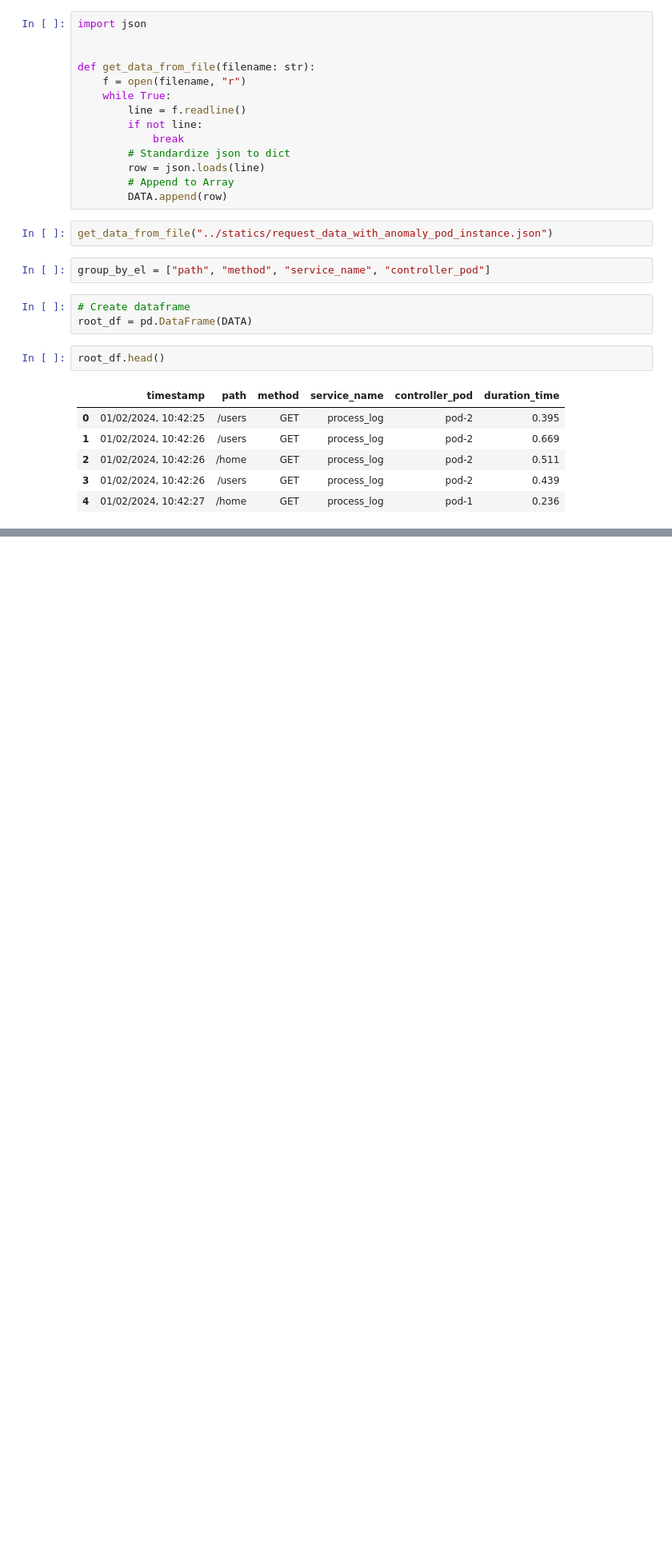
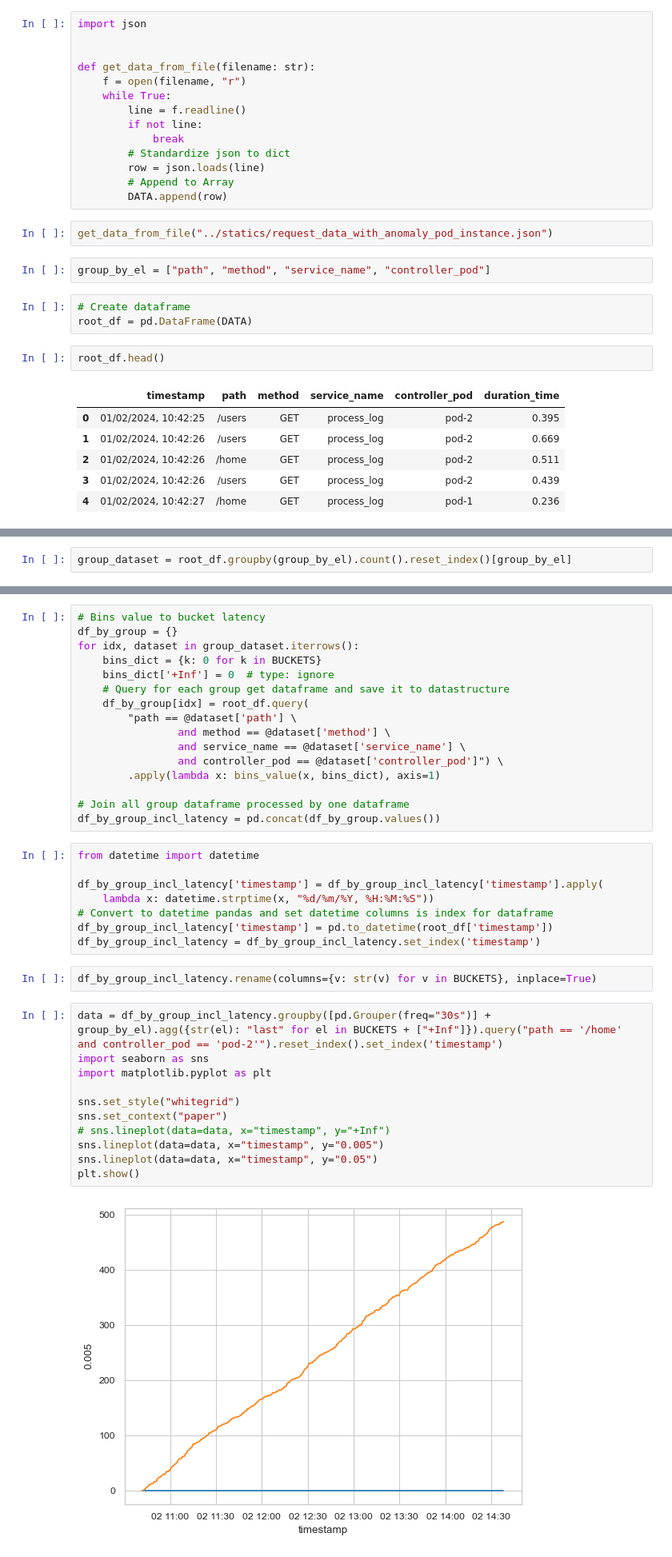
Before and after one commit to vuvietnguyenit/data_analystic, a Jupyter notebook: notebooks/bucketing_data.ipynb, the cells around one changed output, grey strips where cells are left out. Shown at 80% size. Cells and saved outputs as stored; diff of their text form; blank space fills up the shorter version.

```diff
--- a/notebooks/bucketing_data.ipynb
+++ b/notebooks/bucketing_data.ipynb
@@ -123,0 +70,2 @@ df_with_bucketed.groupby([pd.Grouper(freq="30s"), 'path', 'method', 'controller_
+# %%
+group_dataset = root_df.groupby(group_by_el).count().reset_index()[group_by_el]
@@ -123,0 +96,39 @@ df_with_bucketed.groupby([pd.Grouper(freq="30s"), 'path', 'method', 'controller_
+# %%
+# Bins value to bucket latency
+df_by_group = {}
+for idx, dataset in group_dataset.iterrows():
+    bins_dict = {k: 0 for k in BUCKETS}
+    bins_dict['+Inf'] = 0  # type: ignore
+    # Query for each group get dataframe and save it to datastructure
+    df_by_group[idx] = root_df.query(
+        "path == @dataset['path'] \
+                and method == @dataset['method'] \
+                and service_name == @dataset['service_name'] \
+                and controller_pod == @dataset['controller_pod']") \
+        .apply(lambda x: bins_value(x, bins_dict), axis=1)
+
+# Join all group dataframe processed by one dataframe
+df_by_group_incl_latency = pd.concat(df_by_group.values())
+# %%
+from datetime import datetime
+
+df_by_group_incl_latency['timestamp'] = df_by_group_incl_latency['timestamp'].apply(
+    lambda x: datetime.strptime(x, "%d/%m/%Y, %H:%M:%S"))
+# Convert to datetime pandas and set datetime columns is index for dataframe
+df_by_group_incl_latency['timestamp'] = pd.to_datetime(root_df['timestamp'])
+df_by_group_incl_latency = df_by_group_incl_latency.set_index('timestamp')
+# %%
+df_by_group_incl_latency.rename(columns={v: str(v) for v in BUCKETS}, inplace=True)
+# %%
+data = df_by_group_incl_latency.groupby([pd.Grouper(freq="30s")] + group_by_el).agg({str(el): "last" for el in BUCKETS + ["+Inf"]}).query("path == '/home' and controller_pod == 'pod-2'").reset_index().set_index('timestamp')
+import seaborn as sns
+import matplotlib.pyplot as plt
+
+sns.set_style("whitegrid")
+sns.set_context("paper")
+# sns.lineplot(data=data, x="timestamp", y="+Inf")
+sns.lineplot(data=data, x="timestamp", y="0.005")
+sns.lineplot(data=data, x="timestamp", y="0.05")
+plt.show()
+# %% [output]
+[figure, added]
```
Also changed, not shown: parts of 8 cells of this notebook, 1 other file.
